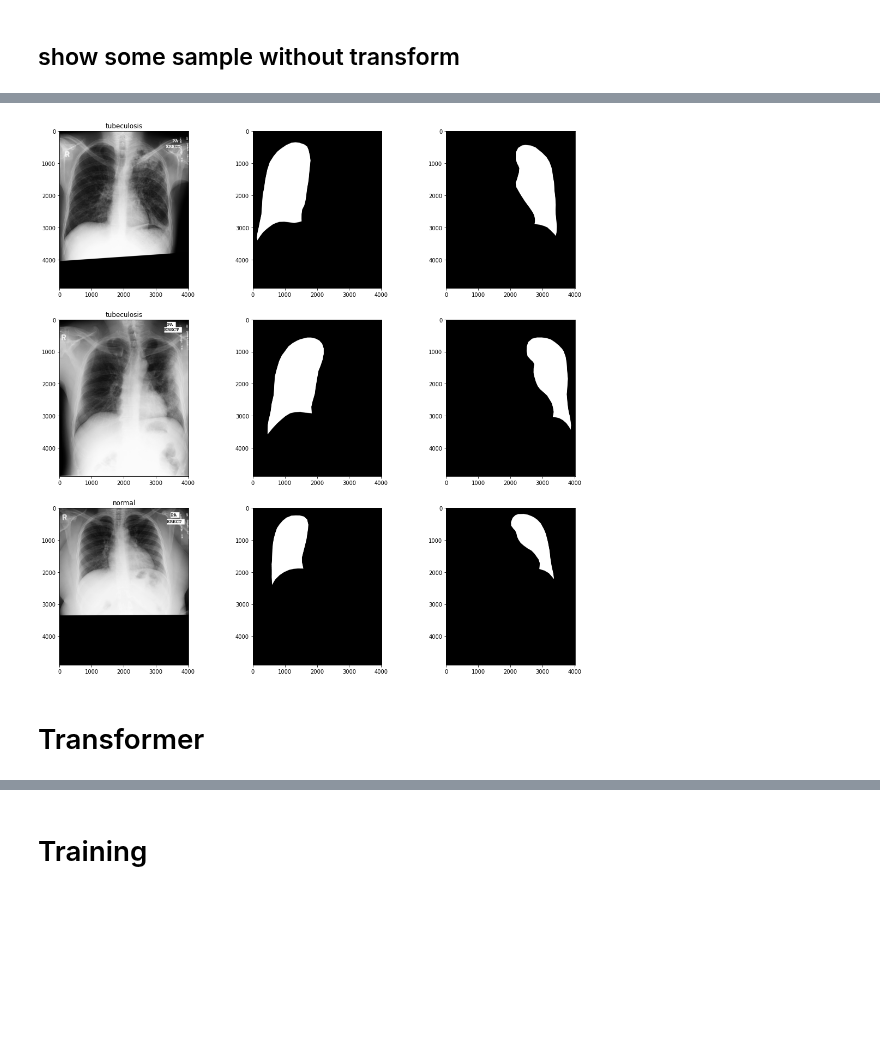
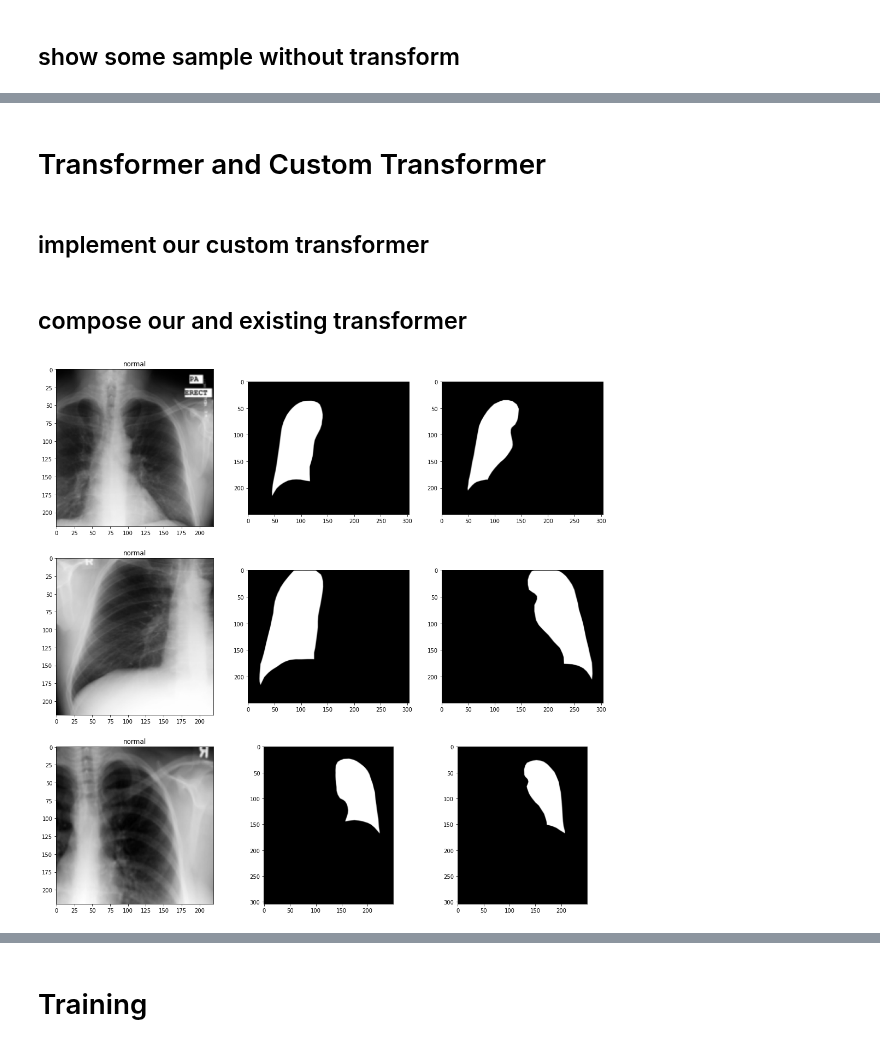
Before and after one commit to jKulrativid/indiv_2021_1_tubeculosis, a Jupyter notebook: MontgomeryTubeculosis.ipynb, the cells around one changed output, grey strips where cells are left out. Cells and saved outputs as stored; diff of their text form; code cells hidden in the pictures; blank space fills up the shorter version.

```diff
--- a/MontgomeryTubeculosis.ipynb
+++ b/MontgomeryTubeculosis.ipynb
@@ -385,19 +400,65 @@ tube_dataset = TubeDataset(clinical_readings_dir, [xray_pic_dir, left_mask_dir,
+# %% [markdown]
+# Transformer and Custom Transformer
+# %% [markdown]
+## implement our custom transformer
+# %%
+class LeftLungCrop(object):
+
+    def __init__(self, crop_size):
+        pass
+
+    def __call__(self, pil_img):
+        return pil_img
+
+class RightLungCrop(object):
+
+    def __init__(self, crop_size):
+        pass
+
+    def __call__(self, pil_img):
+        return pil_img
+# %% [markdown]
+## compose our and existing transformer
+# %%
+train_xray_img_transform = transforms.Compose([
+    transforms.Resize(250),
+    transforms.RandomResizedCrop(220),
+    transforms.RandomHorizontalFlip(),
+    transforms.ToTensor(),
+    transforms.Normalize([0.5], [0.5])
+])
+train_left_lung_img_transform = transforms.Compose([
+    transforms.Resize(250),
+    LeftLungCrop(220),  # custom transformer
+    transforms.RandomHorizontalFlip(),
+    transforms.ToTensor()
+])
+train_right_lung_img_transform = transforms.Compose([
+    transforms.Resize(250),
+    RightLungCrop(220),  # custom transformer
+    transforms.RandomHorizontalFlip(),
+    transforms.ToTensor()
+])
+
+train_transforms = [train_xray_img_transform,
+                   train_left_lung_img_transform,
+                   train_right_lung_img_transform]
+# %%
+tube_dataset.transforms = train_transforms
 # %%
 n_show = 3
 
 rng = default_rng()
 rand_idx_list = rng.choice(len(tube_dataset), n_show, replace=False)
 
 fig, axs = plt.subplots(n_show, 3, figsize=(6*3, 6*n_show))
 for i, idx in enumerate(rand_idx_list):
     sample = tube_dataset[idx]
     result = 'normal' if sample['label'] == '0' else 'tubeculosis'
     axs[i][0].set_title(result)
     for j, img in enumerate(sample['images']):
-        axs[i][j].imshow(img, cmap='gray')
+        axs[i][j].imshow(img[0], cmap='gray')
 
 fig.show()
 # %% [output]
-[figure, old version]
+[figure, new version]
-# %% [markdown]
-# Transformer
```
Also changed, not shown: parts of 7 cells of this notebook.
